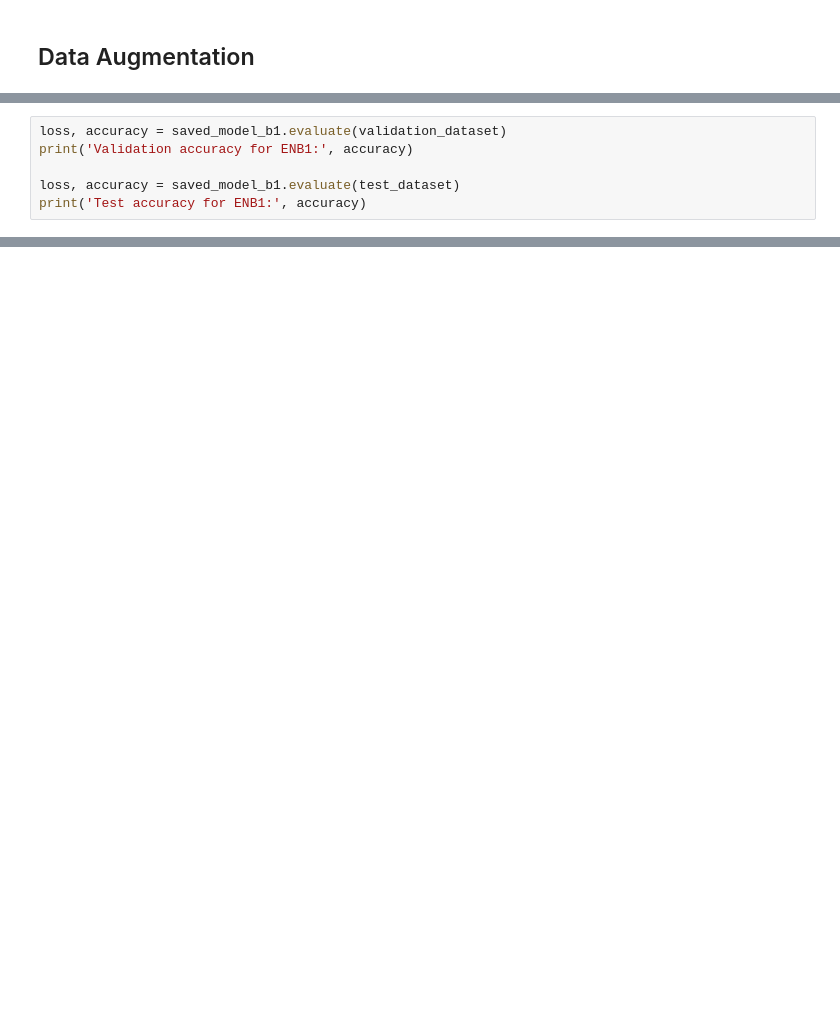
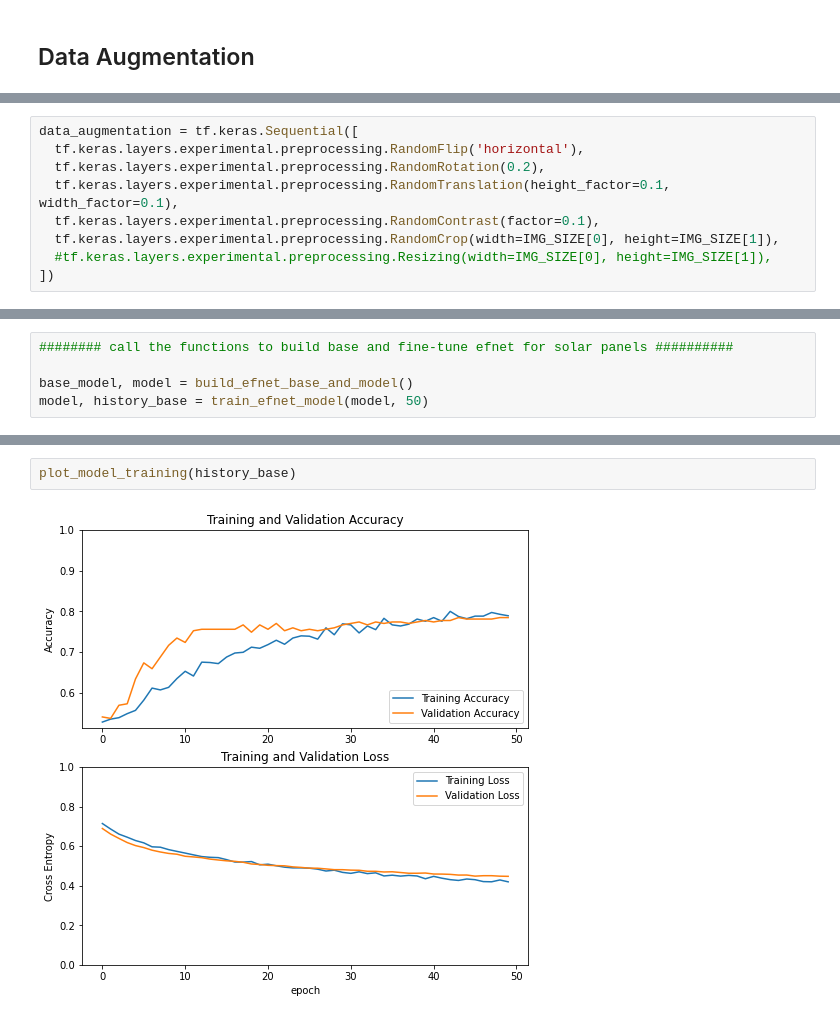
Before and after one commit to fvergaracontesse/hyperion_solar_net, a Jupyter notebook: models/efficientnet_tf_classifier_training.ipynb, the cells around one changed output, grey strips where cells are left out. Drawn from its saved outputs; the diff is of its cells as text; blank space fills up the shorter version.

```diff
--- a/models/efficientnet_tf_classifier_training.ipynb
+++ b/models/efficientnet_tf_classifier_training.ipynb
@@ -671,6 +404,0 @@ saved_model_b1 = keras.models.load_model(models_folder + 'enb1_solar_classifier_
-# %%
-loss, accuracy = saved_model_b1.evaluate(validation_dataset)
-print('Validation accuracy for ENB1:', accuracy)
-
-loss, accuracy = saved_model_b1.evaluate(test_dataset)
-print('Test accuracy for ENB1:', accuracy)
@@ -753,0 +405,9 @@ print(confusion_matrix(label_batch, predictions))
+# %%
+data_augmentation = tf.keras.Sequential([
+  tf.keras.layers.experimental.preprocessing.RandomFlip('horizontal'),
+  tf.keras.layers.experimental.preprocessing.RandomRotation(0.2),
+  tf.keras.layers.experimental.preprocessing.RandomTranslation(height_factor=0.1, width_factor=0.1),
+  tf.keras.layers.experimental.preprocessing.RandomContrast(factor=0.1),
+  tf.keras.layers.experimental.preprocessing.RandomCrop(width=IMG_SIZE[0], height=IMG_SIZE[1]),
+  #tf.keras.layers.experimental.preprocessing.Resizing(width=IMG_SIZE[0], height=IMG_SIZE[1]),
+])
@@ -753,0 +747,5 @@ print(confusion_matrix(label_batch, predictions))
+# %%
+######## call the functions to build base and fine-tune efnet for solar panels ##########
+
+base_model, model = build_efnet_base_and_model()
+model, history_base = train_efnet_model(model, 50)
@@ -753,0 +770,4 @@ print(confusion_matrix(label_batch, predictions))
+# %%
+plot_model_training(history_base)
+# %% [output]
+[figure, added]
```
Also changed, not shown: parts of 78 cells of this notebook.
